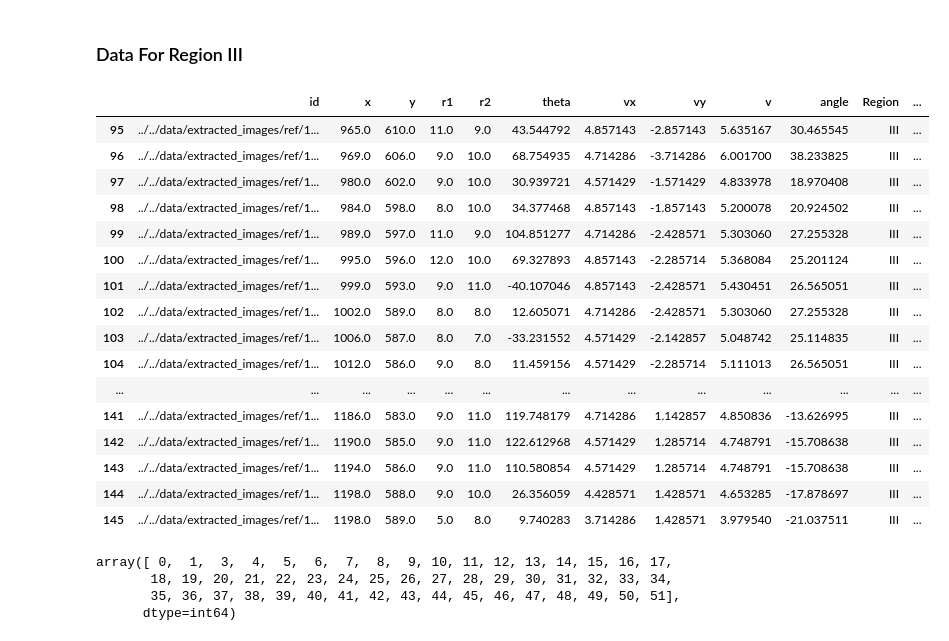
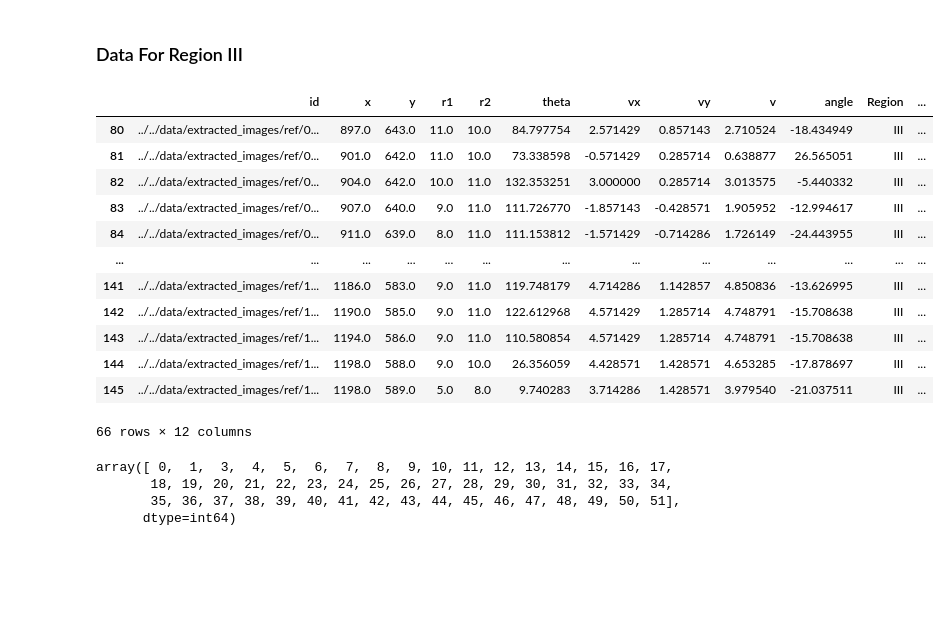
Before and after one commit to Hari31416/mini-project, a Jupyter notebook: codes/extraction/Ref_Notebook_Info.ipynb, the cells around one changed output. Saved outputs shown, nothing was run; the diff lists cells and outputs as text; code cells hidden in the pictures; blank space fills up the shorter version.

```diff
--- a/codes/extraction/Ref_Notebook_Info.ipynb
+++ b/codes/extraction/Ref_Notebook_Info.ipynb
@@ -122,29 +114,23 @@ parametric_y_vector = np.vectorize(parametric_y)
 ## Region III
 # %% [markdown]
 ### Data For Region III
-# %%
-df_c = df_c.iloc[95:]
-df_c
-# %% [output]
-|  | id | x | y | r1 | r2 | theta | vx | vy | v | angle | Region | ... |
-| 95 | ../../data/extracted_images/ref/1... | 965.0 | 610.0 | 11.0 | 9.0 | 43.544792 | 4.857143 | -2.857143 | 5.635167 | 30.465545 | III | ... |
-| 96 | ../../data/extracted_images/ref/1... | 969.0 | 606.0 | 9.0 | 10.0 | 68.754935 | 4.714286 | -3.714286 | 6.001700 | 38.233825 | III | ... |
-| 97 | ../../data/extracted_images/ref/1... | 980.0 | 602.0 | 9.0 | 10.0 | 30.939721 | 4.571429 | -1.571429 | 4.833978 | 18.970408 | III | ... |
-| 98 | ../../data/extracted_images/ref/1... | 984.0 | 598.0 | 8.0 | 10.0 | 34.377468 | 4.857143 | -1.857143 | 5.200078 | 20.924502 | III | ... |
-| 99 | ../../data/extracted_images/ref/1... | 989.0 | 597.0 | 11.0 | 9.0 | 104.851277 | 4.714286 | -2.428571 | 5.303060 | 27.255328 | III | ... |
-| 100 | ../../data/extracted_images/ref/1... | 995.0 | 596.0 | 12.0 | 10.0 | 69.327893 | 4.857143 | -2.285714 | 5.368084 | 25.201124 | III | ... |
-| 101 | ../../data/extracted_images/ref/1... | 999.0 | 593.0 | 9.0 | 11.0 | -40.107046 | 4.857143 | -2.428571 | 5.430451 | 26.565051 | III | ... |
-| 102 | ../../data/extracted_images/ref/1... | 1002.0 | 589.0 | 8.0 | 8.0 | 12.605071 | 4.714286 | -2.428571 | 5.303060 | 27.255328 | III | ... |
-| 103 | ../../data/extracted_images/ref/1... | 1006.0 | 587.0 | 8.0 | 7.0 | -33.231552 | 4.571429 | -2.142857 | 5.048742 | 25.114835 | III | ... |
-| 104 | ../../data/extracted_images/ref/1... | 1012.0 | 586.0 | 9.0 | 8.0 | 11.459156 | 4.571429 | -2.285714 | 5.111013 | 26.565051 | III | ... |
-| ... | ... | ... | ... | ... | ... | ... | ... | ... | ... | ... | ... | ... |
-| 141 | ../../data/extracted_images/ref/1... | 1186.0 | 583.0 | 9.0 | 11.0 | 119.748179 | 4.714286 | 1.142857 | 4.850836 | -13.626995 | III | ... |
-| 142 | ../../data/extracted_images/ref/1... | 1190.0 | 585.0 | 9.0 | 11.0 | 122.612968 | 4.571429 | 1.285714 | 4.748791 | -15.708638 | III | ... |
-| 143 | ../../data/extracted_images/ref/1... | 1194.0 | 586.0 | 9.0 | 11.0 | 110.580854 | 4.571429 | 1.285714 | 4.748791 | -15.708638 | III | ... |
-| 144 | ../../data/extracted_images/ref/1... | 1198.0 | 588.0 | 9.0 | 10.0 | 26.356059 | 4.428571 | 1.428571 | 4.653285 | -17.878697 | III | ... |
-| 145 | ../../data/extracted_images/ref/1... | 1198.0 | 589.0 | 5.0 | 8.0 | 9.740283 | 3.714286 | 1.428571 | 3.979540 | -21.037511 | III | ... |
 # %%
-# region_3 = df_c[df_c["Region"] == "III"]
+region_3= df_c[df_c["Region"]=="III"]
+region_3
+# %% [output]
+|  | id | x | y | r1 | r2 | theta | vx | vy | v | angle | Region | ... |
+| 80 | ../../data/extracted_images/ref/0... | 897.0 | 643.0 | 11.0 | 10.0 | 84.797754 | 2.571429 | 0.857143 | 2.710524 | -18.434949 | III | ... |
+| 81 | ../../data/extracted_images/ref/0... | 901.0 | 642.0 | 11.0 | 10.0 | 73.338598 | -0.571429 | 0.285714 | 0.638877 | 26.565051 | III | ... |
+| 82 | ../../data/extracted_images/ref/0... | 904.0 | 642.0 | 10.0 | 11.0 | 132.353251 | 3.000000 | 0.285714 | 3.013575 | -5.440332 | III | ... |
+| 83 | ../../data/extracted_images/ref/0... | 907.0 | 640.0 | 9.0 | 11.0 | 111.726770 | -1.857143 | -0.428571 | 1.905952 | -12.994617 | III | ... |
+| 84 | ../../data/extracted_images/ref/0... | 911.0 | 639.0 | 8.0 | 11.0 | 111.153812 | -1.571429 | -0.714286 | 1.726149 | -24.443955 | III | ... |
+| ... | ... | ... | ... | ... | ... | ... | ... | ... | ... | ... | ... | ... |
+| 141 | ../../data/extracted_images/ref/1... | 1186.0 | 583.0 | 9.0 | 11.0 | 119.748179 | 4.714286 | 1.142857 | 4.850836 | -13.626995 | III | ... |
+| 142 | ../../data/extracted_images/ref/1... | 1190.0 | 585.0 | 9.0 | 11.0 | 122.612968 | 4.571429 | 1.285714 | 4.748791 | -15.708638 | III | ... |
+| 143 | ../../data/extracted_images/ref/1... | 1194.0 | 586.0 | 9.0 | 11.0 | 110.580854 | 4.571429 | 1.285714 | 4.748791 | -15.708638 | III | ... |
+| 144 | ../../data/extracted_images/ref/1... | 1198.0 | 588.0 | 9.0 | 10.0 | 26.356059 | 4.428571 | 1.428571 | 4.653285 | -17.878697 | III | ... |
+| 145 | ../../data/extracted_images/ref/1... | 1198.0 | 589.0 | 5.0 | 8.0 | 9.740283 | 3.714286 | 1.428571 | 3.979540 | -21.037511 | III | ... |
+66 rows × 12 columns
 # %%
 X = df_c["x"].values
 Y = df_c["y"].values
```
Also changed, not shown: parts of 3 cells of this notebook, 42 other files.
